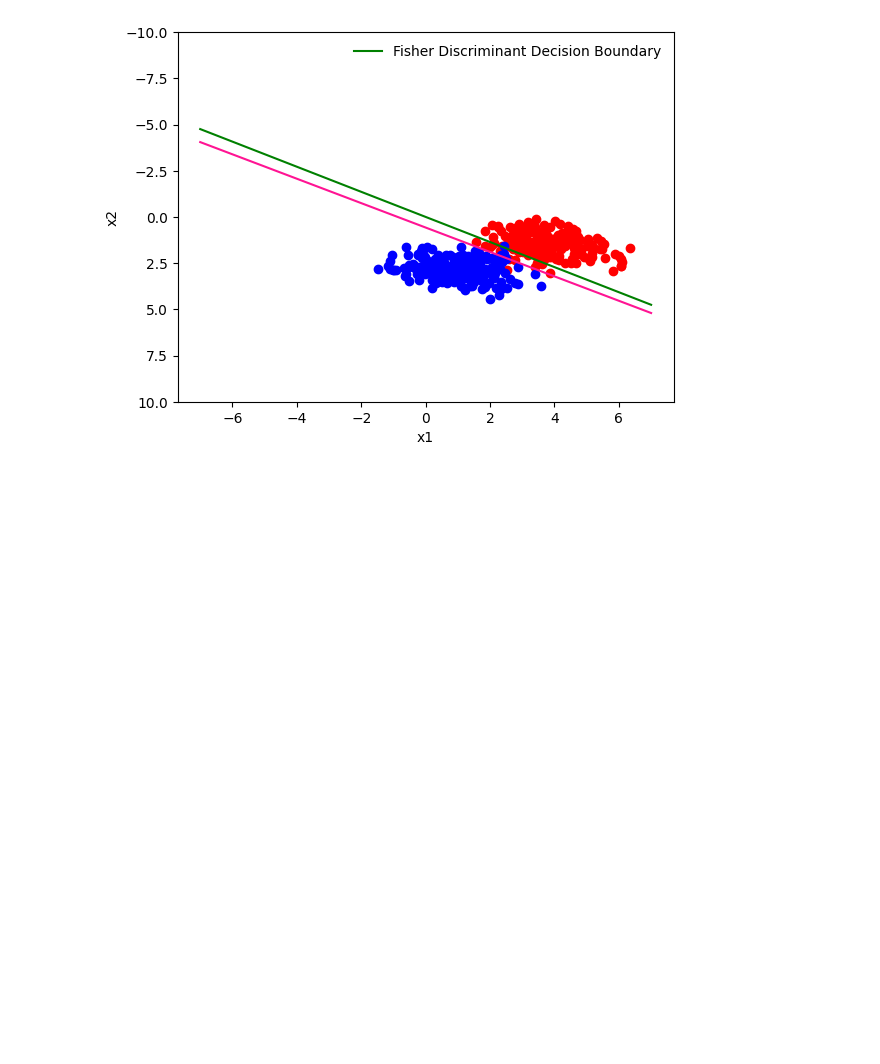
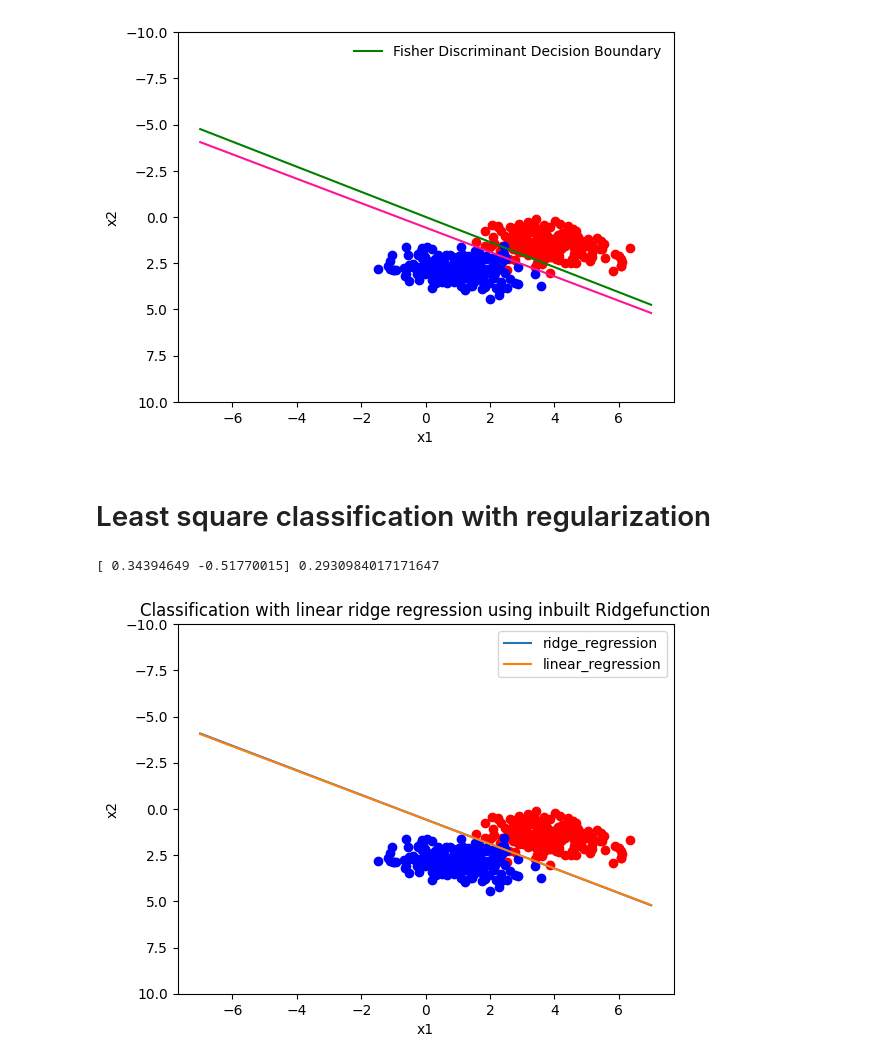
Before and after one commit to labani-01/PHY657, a Jupyter notebook: Module_4/ Module-4.ipynb, the cells around one changed output. Saved outputs shown, nothing was run; the diff lists cells and outputs as text; code cells hidden in the pictures; blank space fills up the shorter version.

Commit message:
linear_regression_and_ridge_regression

```diff
--- a/Module_4/ Module-4.ipynb
+++ b/Module_4/ Module-4.ipynb
@@ -229,3 +236,28 @@ plt.legend(frameon=False)
 plt.show()
 # %% [output]
 [figure]
+# %% [markdown]
+# Least square classification with regularization
+# %%
+ridge = Ridge(alpha=1.0)  # Regularization strength (alpha)
+ridge.fit(X_train, Y_train)
+class_predict = ridge.predict(X_test)
+# %%
+coefficient_ridge = ridge.coef_
+intercept_ridge = ridge.intercept_
+print(coefficient_ridge, intercept_ridge)
+# %% [output]
+[ 0.34394649 -0.51770015] 0.2930984017171647
+# %%
+plt.plot(x1_1D, -intercept_ridge/coefficient_ridge[1] - coefficient_ridge[0] * x1_1D/coefficient_ridge[1], label='ridge_regression')
+plt.plot(x1_1D, -intercept/coefficient[1] - coefficient[0] * x1_1D/coefficient[1], label='linear_regression')
+plt.scatter(sample1[:,0], sample1[:,1], color='red')
+plt.scatter(sample2[:,0], sample2[:,1], color='blue')
+plt.xlabel("x1")
+plt.ylabel("x2")
+plt.title("Classification with linear ridge regression using inbuilt Ridgefunction")
+plt.legend()
+plt.ylim(10, -10)
+plt.show()
+# %% [output]
+[figure, added]
```
Also changed, not shown: parts of 3 cells of this notebook.
